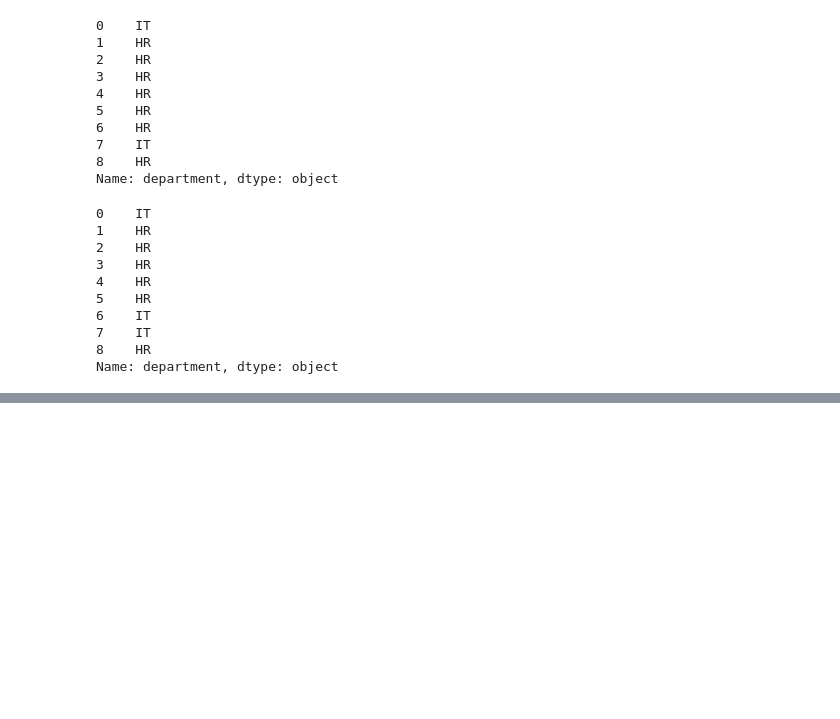
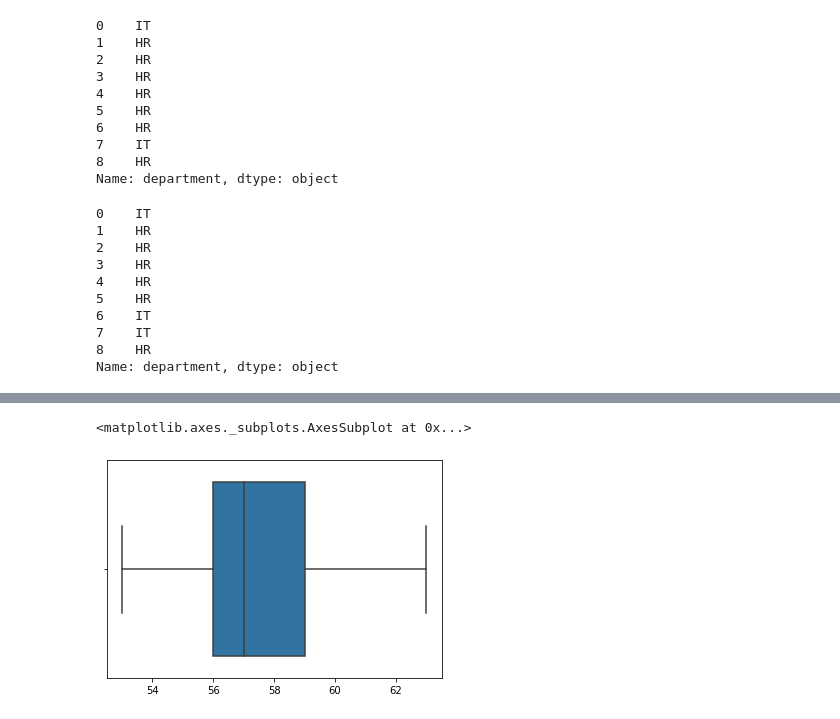
Before and after one commit to maydinn/python_lessons_notes, a Jupyter notebook: pandas.ipynb, the cells around one changed output, grey strips where cells are left out. Drawn from its saved outputs; the diff is of its cells as text; code cells hidden in the pictures; blank space fills up the shorter version.

```diff
--- a/pandas.ipynb
+++ b/pandas.ipynb
@@ -2001,0 +2490,5 @@ Name: department, dtype: object
+# %%
+sns.boxplot(winsorize(df_table, (0.01, 0.02)))
+# %% [output]
+<matplotlib.axes._subplots.AxesSubplot at 0x...>
+[figure, added]
```
Also changed, not shown: parts of 66 cells of this notebook, 10 other files.
